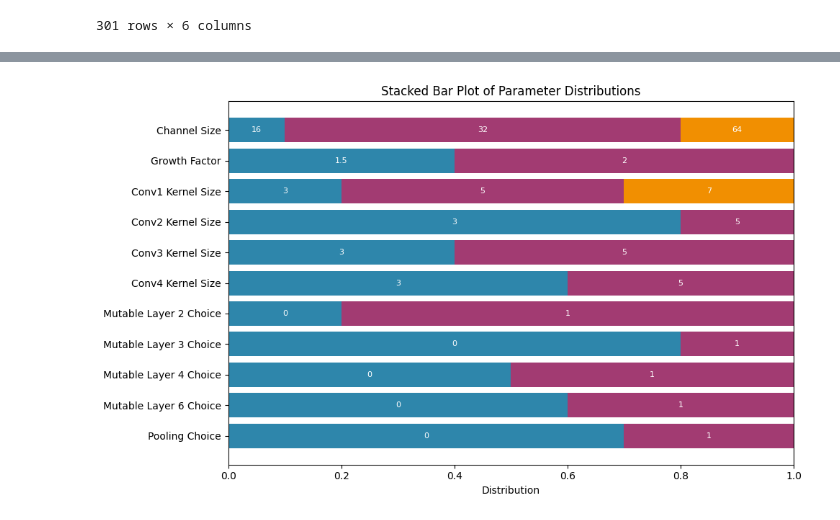
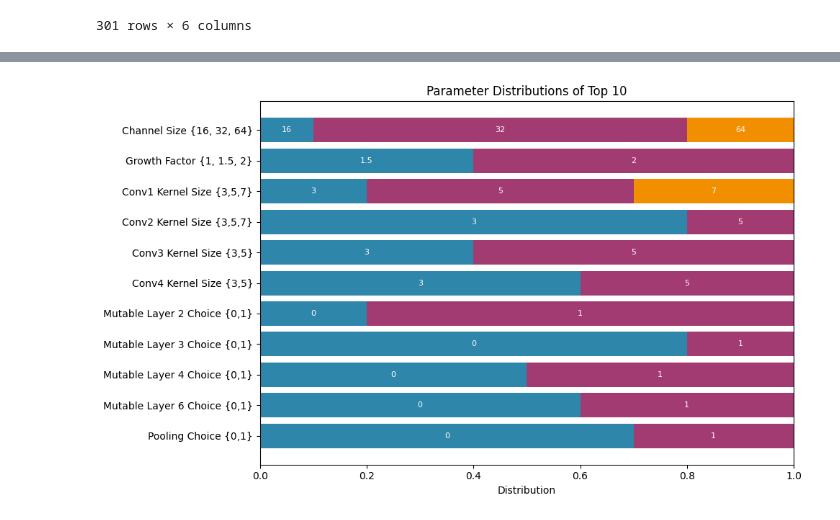
Before and after one commit to LuisSchppk/hwnas-nni, a Jupyter notebook: hwnas/analysis.ipynb, the cells around one changed output, grey strips where cells are left out. Cells and saved outputs as stored; diff of their text form; code cells hidden in the pictures.

```diff
--- a/hwnas/analysis.ipynb
+++ b/hwnas/analysis.ipynb
@@ -84,17 +133,17 @@ fig, ax = plt.subplots(figsize=(10, 6))
 
 
 label_rename_map = {
-    'pool_choice': 'Pooling Choice',
-    'conv6_choice': 'Mutable Layer 6 Choice',
-    'conv4_choice': 'Mutable Layer 4 Choice',
-    'conv3_choice': 'Mutable Layer 3 Choice',
-    'conv2_choice': 'Mutable Layer 2 Choice',
-    'kernel_size_conv4': 'Conv4 Kernel Size',
-    'kernel_size_conv3': 'Conv3 Kernel Size',
-    'kernel_size_conv2': 'Conv2 Kernel Size',
-    'kernel_size_conv1': 'Conv1 Kernel Size',
-    'channel_multiplier': 'Growth Factor',
-    'out_size_conv1': 'Channel Size'
+    'pool_choice': 'Pooling Choice {0,1}',
+    'conv6_choice': 'Mutable Layer 6 Choice {0,1}',
+    'conv4_choice': 'Mutable Layer 4 Choice {0,1}',
+    'conv3_choice': 'Mutable Layer 3 Choice {0,1}',
+    'conv2_choice': 'Mutable Layer 2 Choice {0,1}',
+    'kernel_size_conv4': 'Conv4 Kernel Size {3,5}',
+    'kernel_size_conv3': 'Conv3 Kernel Size {3,5}',
+    'kernel_size_conv2': 'Conv2 Kernel Size {3,5,7}',
+    'kernel_size_conv1': 'Conv1 Kernel Size {3,5,7}' ,
+    'channel_multiplier': 'Growth Factor {1, 1.5, 2}',
+    'out_size_conv1': 'Channel Size {16, 32, 64}'
 }
 order = list(label_rename_map.keys())
 
@@ -116,36 +165,37 @@ for choice_idx in range(max_choices):
     for key in order:
         param_values = params_ord[label_rename_map[key]]
         param_distribution = param_distr[key]
         if choice_idx < len(param_values):
             heights.append(param_distribution[choice_idx])
             labels.append(f"{param_values[choice_idx]}")
         else:
             heights.append(0)
             labels.append("")
-    bars = ax.barh(y_pos, heights, left=bottom, label=f'Value: {labels[0] if labels.count(labels[0]) == len(labels) else f"Option {i}"}', color=colors[choice_idx % len(colors)],)
+    bars = ax.barh(y_pos, heights, left=bottom, label=f'Value: {labels[0] if labels.count(labels[0]) == len(labels) else f"Option {choice_idx}"}', color=colors[choice_idx % len(colors)],)
 
     for i, (bar, height, label) in enumerate(zip(bars, heights, labels)):
         # if height > 0.05:  # Only show labels for reasonably sized segments
             ax.text(bar.get_x() + bar.get_width()/2,
                     bar.get_y() + bar.get_height()/2,
                     label,
                     ha='center', va='center',
                     fontsize=8,
                     color='white')
 
     bottom += heights
 
 
 ax.set_yticks(y_pos)
 ax.set_yticklabels(list(params_ord.keys()))
 ax.set_xlabel('Distribution')
-ax.set_title('Stacked Bar Plot of Parameter Distributions')
+ax.set_title(f'Parameter Distributions of Top {k}')
 # ax.legend(loc='upper right')
 
 plt.tight_layout()
+plt.savefig(f"../../Paper/figs/distribution_top{k}.pdf")
 plt.show()
 # %% [output]
-[figure, old version]
+[figure, new version]
 # %%
 model_space = VGG8ModelSpaceCIFAR10()
 # %%
```
Also changed, not shown: parts of 13 cells of this notebook, 9 other files.
